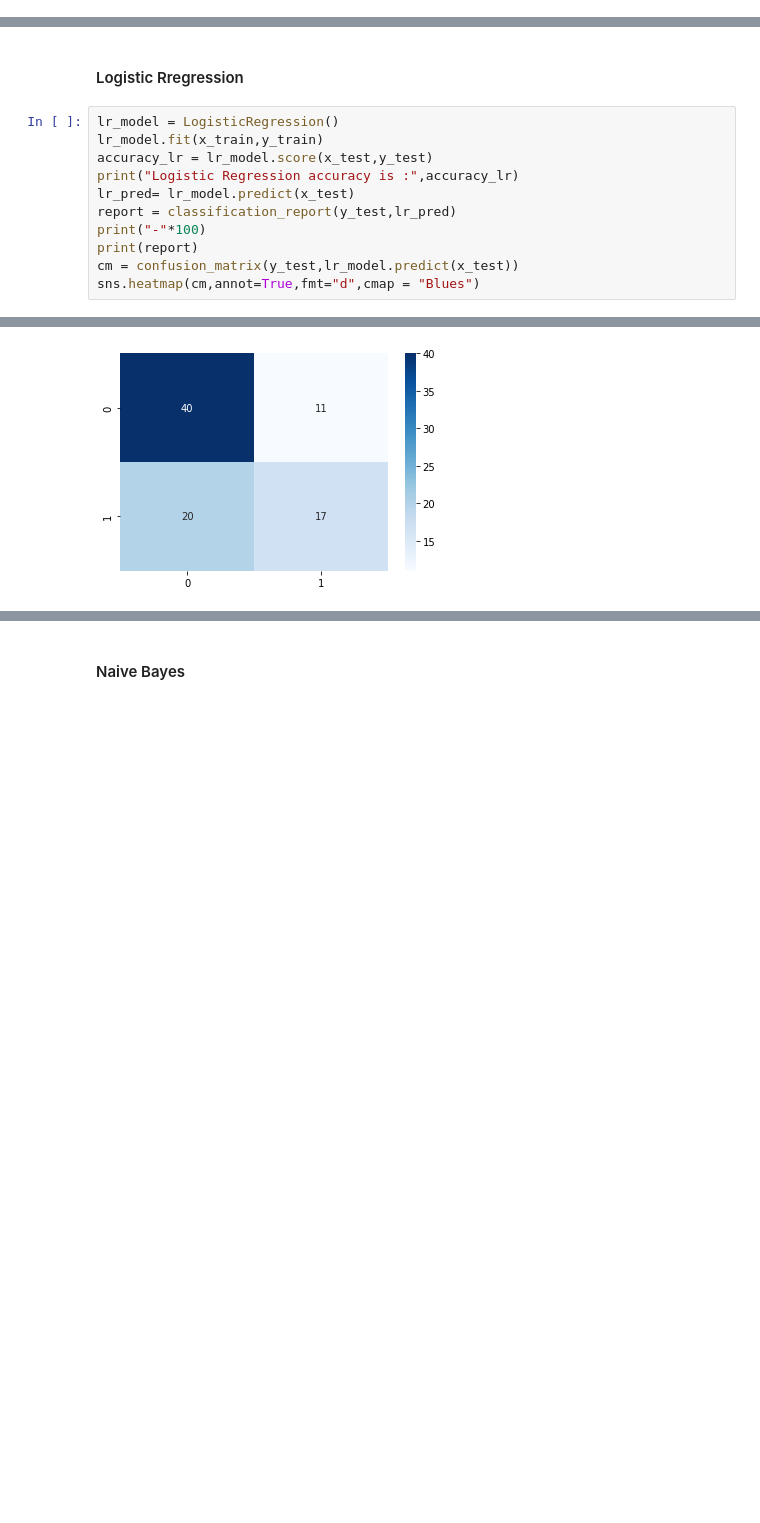
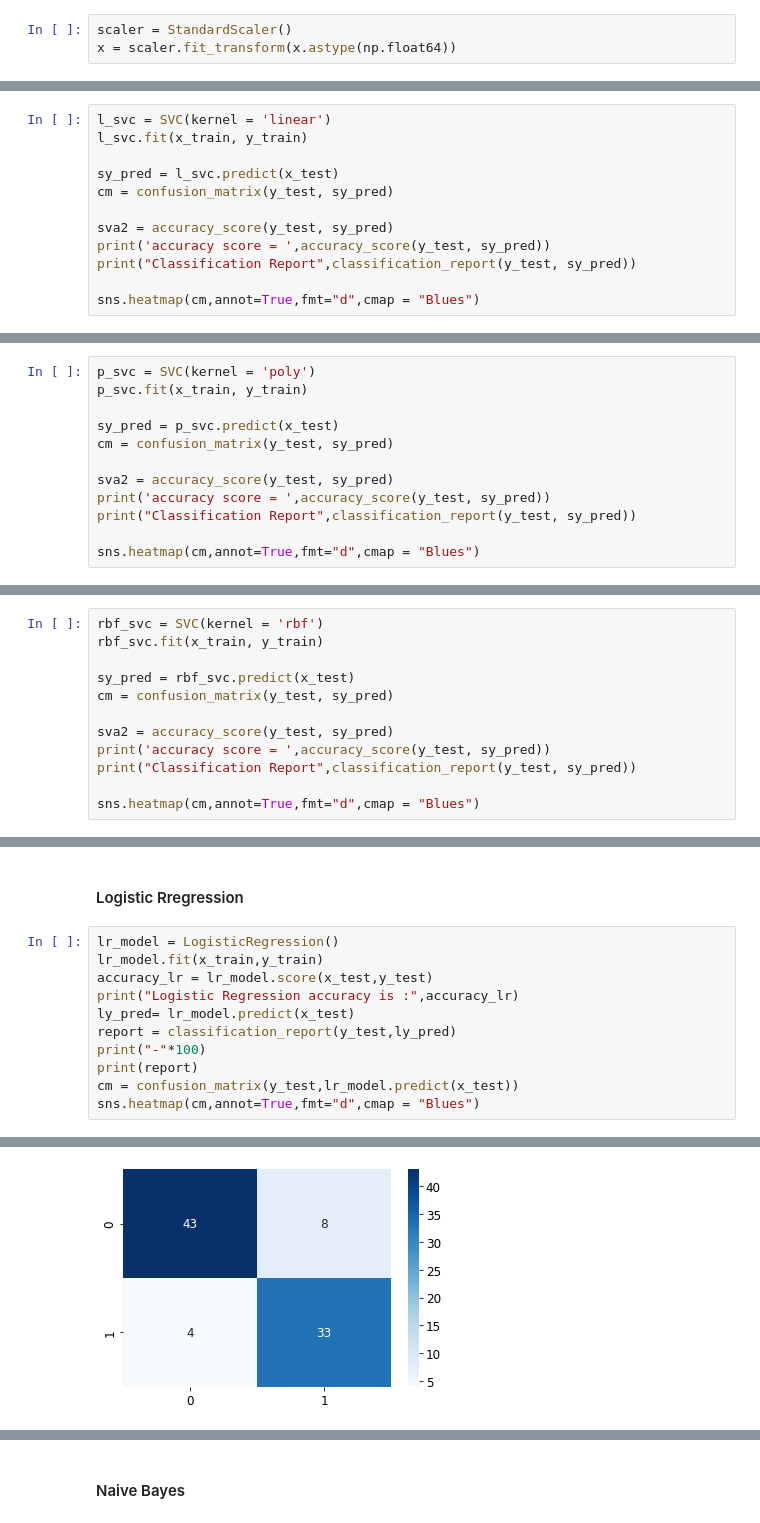
Before and after one commit to erinmcmahon26/Company-Bankruptcy-Prediction, a Jupyter notebook: Company_Bankruptcy.ipynb, the cells around one changed output, grey strips where cells are left out. Cells and saved outputs as stored; diff of their text form; blank space fills up the shorter version.

```diff
--- a/Company_Bankruptcy.ipynb
+++ b/Company_Bankruptcy.ipynb
@@ -201,5 +203,8 @@ After taking an even sample of companies that went bankrupt and companies that d
 # %%
 y = new_df_bank['Bankrupt?']
 x = new_df_bank.drop('Bankrupt?', axis=1)
+# %%
+scaler = StandardScaler()
+x = scaler.fit_transform(x.astype(np.float64))
 # %%
 x_train, x_test, y_train, y_test = train_test_split(x,y, test_size=0.2, random_state=42)
@@ -379,0 +323,12 @@ weighted avg       0.69      0.67      0.67        88
+# %%
+l_svc = SVC(kernel = 'linear')
+l_svc.fit(x_train, y_train)
+
+sy_pred = l_svc.predict(x_test)
+cm = confusion_matrix(y_test, sy_pred)
+
+sva2 = accuracy_score(y_test, sy_pred)
+print('accuracy score = ',accuracy_score(y_test, sy_pred))
+print("Classification Report",classification_report(y_test, sy_pred))
+
+sns.heatmap(cm,annot=True,fmt="d",cmap = "Blues")
@@ -379,0 +349,12 @@ weighted avg       0.69      0.67      0.67        88
+# %%
+p_svc = SVC(kernel = 'poly')
+p_svc.fit(x_train, y_train)
+
+sy_pred = p_svc.predict(x_test)
+cm = confusion_matrix(y_test, sy_pred)
+
+sva2 = accuracy_score(y_test, sy_pred)
+print('accuracy score = ',accuracy_score(y_test, sy_pred))
+print("Classification Report",classification_report(y_test, sy_pred))
+
+sns.heatmap(cm,annot=True,fmt="d",cmap = "Blues")
@@ -379,0 +375,12 @@ weighted avg       0.69      0.67      0.67        88
+# %%
+rbf_svc = SVC(kernel = 'rbf')
+rbf_svc.fit(x_train, y_train)
+
+sy_pred = rbf_svc.predict(x_test)
+cm = confusion_matrix(y_test, sy_pred)
+
+sva2 = accuracy_score(y_test, sy_pred)
+print('accuracy score = ',accuracy_score(y_test, sy_pred))
+print("Classification Report",classification_report(y_test, sy_pred))
+
+sns.heatmap(cm,annot=True,fmt="d",cmap = "Blues")
@@ -384,8 +455,8 @@ lr_model = LogisticRegression()
 lr_model.fit(x_train,y_train)
 accuracy_lr = lr_model.score(x_test,y_test)
 print("Logistic Regression accuracy is :",accuracy_lr)
-lr_pred= lr_model.predict(x_test)
-report = classification_report(y_test,lr_pred)
+ly_pred= lr_model.predict(x_test)
+report = classification_report(y_test,ly_pred)
 print("-"*100)
 print(report)
 cm = confusion_matrix(y_test,lr_model.predict(x_test))
@@ -404,2 +475,2 @@ weighted avg       0.64      0.65      0.64        88
 <matplotlib.axes._subplots.AxesSubplot at 0x...>
-[figure, old version]
+[figure, new version]
```
Also changed, not shown: parts of 60 cells of this notebook.
